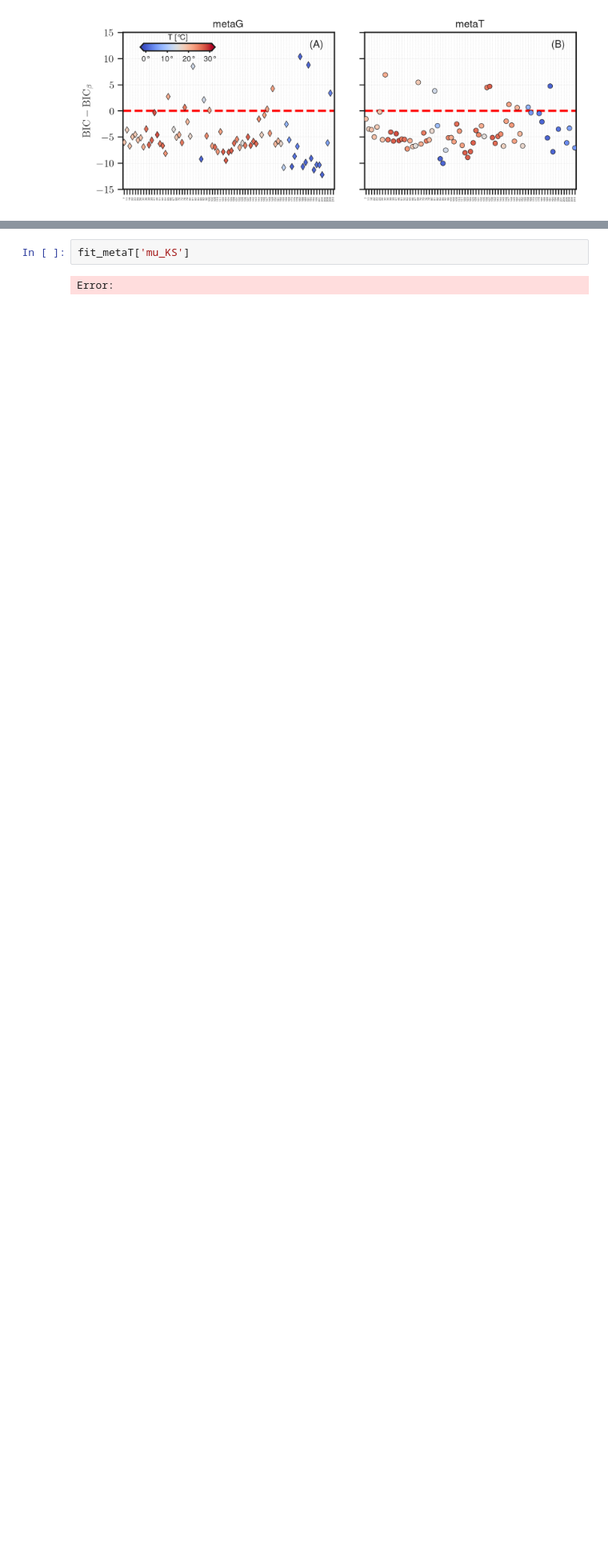
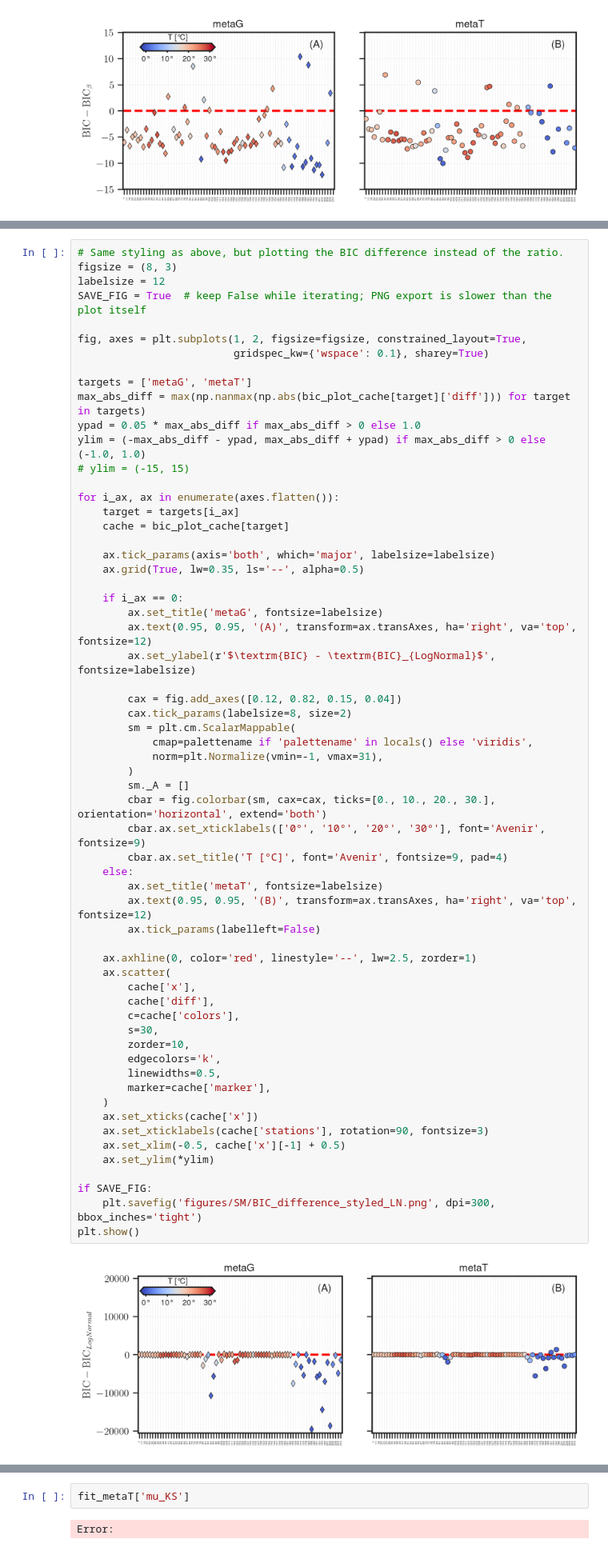
Before and after one commit to epigani/diatom-metaG-metaT-scaling, a Jupyter notebook: analysis/FiguresSM_RPKM.ipynb, the cells around one changed output, grey strips where cells are left out. Shown at 80% size. Cells and saved outputs as stored; diff of their text form; blank space fills up the shorter version.

```diff
--- a/analysis/FiguresSM_RPKM.ipynb
+++ b/analysis/FiguresSM_RPKM.ipynb
@@ -1518,0 +1576,63 @@ plt.show()
+# %%
+# Same styling as above, but plotting the BIC difference instead of the ratio.
+figsize = (8, 3)
+labelsize = 12
+SAVE_FIG = True  # keep False while iterating; PNG export is slower than the plot itself
+
+fig, axes = plt.subplots(1, 2, figsize=figsize, constrained_layout=True,
+                         gridspec_kw={'wspace': 0.1}, sharey=True)
+
+targets = ['metaG', 'metaT']
+max_abs_diff = max(np.nanmax(np.abs(bic_plot_cache[target]['diff'])) for target in targets)
+ypad = 0.05 * max_abs_diff if max_abs_diff > 0 else 1.0
+ylim = (-max_abs_diff - ypad, max_abs_diff + ypad) if max_abs_diff > 0 else (-1.0, 1.0)
+# ylim = (-15, 15)
+
+for i_ax, ax in enumerate(axes.flatten()):
+    target = targets[i_ax]
+    cache = bic_plot_cache[target]
+
+    ax.tick_params(axis='both', which='major', labelsize=labelsize)
+    ax.grid(True, lw=0.35, ls='--', alpha=0.5)
+
+    if i_ax == 0:
+        ax.set_title('metaG', fontsize=labelsize)
+        ax.text(0.95, 0.95, '(A)', transform=ax.transAxes, ha='right', va='top', fontsize=12)
+        ax.set_ylabel(r'$\textrm{BIC} - \textrm{BIC}_{LogNormal}$', fontsize=labelsize)
+
+        cax = fig.add_axes([0.12, 0.82, 0.15, 0.04])
+        cax.tick_params(labelsize=8, size=2)
+        sm = plt.cm.ScalarMappable(
+            cmap=palettename if 'palettename' in locals() else 'viridis',
+            norm=plt.Normalize(vmin=-1, vmax=31),
+        )
+        sm._A = []
+        cbar = fig.colorbar(sm, cax=cax, ticks=[0., 10., 20., 30.], orientation='horizontal', extend='both')
+        cbar.ax.set_xticklabels(['0°', '10°', '20°', '30°'], font='Avenir', fontsize=9)
+        cbar.ax.set_title('T [°C]', font='Avenir', fontsize=9, pad=4)
+    else:
+        ax.set_title('metaT', fontsize=labelsize)
+        ax.text(0.95, 0.95, '(B)', transform=ax.transAxes, ha='right', va='top', fontsize=12)
+        ax.tick_params(labelleft=False)
+
+    ax.axhline(0, color='red', linestyle='--', lw=2.5, zorder=1)
+    ax.scatter(
+        cache['x'],
+        cache['diff'],
+        c=cache['colors'],
+        s=30,
+        zorder=10,
+        edgecolors='k',
+        linewidths=0.5,
+        marker=cache['marker'],
+    )
+    ax.set_xticks(cache['x'])
+    ax.set_xticklabels(cache['stations'], rotation=90, fontsize=3)
+    ax.set_xlim(-0.5, cache['x'][-1] + 0.5)
+    ax.set_ylim(*ylim)
+
+if SAVE_FIG:
+    plt.savefig('figures/SM/BIC_difference_styled_LN.png', dpi=300, bbox_inches='tight')
+plt.show()
+# %% [output]
+[figure, added]
```
Also changed, not shown: parts of 4 cells of this notebook, 6 other files.
